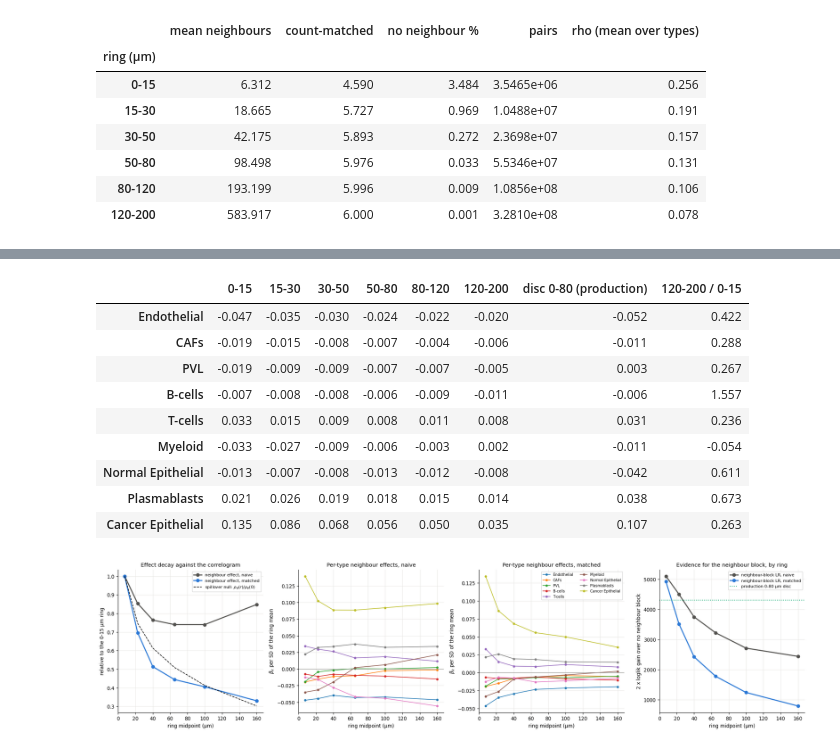
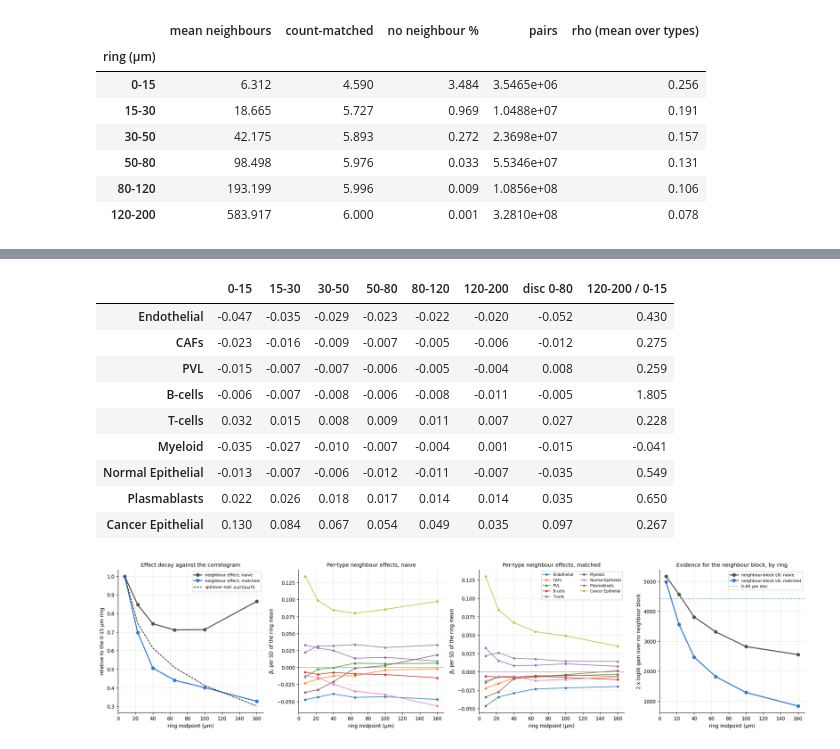
Before and after one commit to lachy01/Spatio-Temporal-Tissue-Dynamics, a Jupyter notebook: notebooks/nb_baseline.ipynb, the cells around one changed output, grey strips where cells are left out. Cells and saved outputs as stored; diff of their text form; code cells hidden in the pictures.

```diff
--- a/notebooks/nb_baseline.ipynb
+++ b/notebooks/nb_baseline.ipynb
@@ -87,17 +92,10 @@ OUT = Path("outputs/nb_baseline"); OUT.mkdir(parents=True, exist_ok=True)
 def savefig(fig, name):
     fig.savefig(OUT / f"{name}.png", dpi=150, bbox_inches="tight")
 
-cfg = load_config()
-# Pinned: every fit here ran under the weight-model penalty in force until
-# 2026-10-07 -- unwhitened state blocks, the nuclear-norm form, lambda = 10 --
-# and with the 80 um disc as the baseline's neighbour block.
-# Pinning keeps the design and the cached fits matched. Rerun under the new
-# penalty (whitened, ridge on B) once lambda has been chosen.
-cfg["state"].update(whiten=False, neighbourhood="disc")
-cfg["model"].update(scale_weight_splines=False, b_penalty="nuclear", weight_ridge=10)
+cfg = load_config()                   # the production weight model, as configured
 df, basis, spec, D = nbb.load_design(cfg)
 PEN = dict(weight_ridge=spec.weight_ridge, n_reference=spec.n_reference, ridge_tau=spec.ridge_tau,
-           b_penalty=spec.b_penalty)
+           b_penalty=spec.b_penalty, rank=spec.rank)
 y = D["y"]; n = len(y)
 TYPES = list(basis.own_names)
 ctype = df["archetype"].astype(str).to_numpy()
@@ -109,7 +107,9 @@ print(f"{n:,} cells | mean count {y.mean():.3f} | var/mean {y.var() / y.mean():.
       f"zeros {100 * np.mean(y == 0):.1f}%")
 print(f"design: own {D['own'].shape[1]} coords (from {len(TYPES)} types), nbr {D['nbr'].shape[1]}, "
       f"area spline {D['area'].shape[1]}, density spline {D['hbasis'].shape[1]}, rank {spec.rank}")
-print(f"penalty: weight_ridge {spec.weight_ridge:g} x n / {spec.n_reference:,}, ridge_tau {spec.ridge_tau:g}")
+print(f"weight model: {cfg['state']['neighbourhood']} neighbourhood, whitened {cfg['state']['whiten']}, "
+      f"{spec.b_penalty} penalty on B, weight_ridge {spec.weight_ridge:g} x n / {spec.n_reference:,}, "
+      f"balance tau {spec.ridge_tau:g}")
 print(f"{T_all['keep'].sum():,} tiles of 100 um with >= 5 cells, for residual Moran's I")
 pd.Series(ctype).value_counts().rename("cells (standardised argmax)").to_frame().T
 # %% [output]
@@ -884,11 +899,16 @@ pool = cells.loc[cells["typed"]].reset_index(drop=True)
 pxy = pool[["x", "y"]].to_numpy(float)
 P = pool[[f"phi_{t}" for t in TYPES]].to_numpy(float)
 focal = pd.Series(np.arange(len(pool)), index=pool["cell_id"]).reindex(df["cell_id"]).to_numpy()
-Pc = P - P.mean(0); Pq = Pc @ basis.Q_nbr
+# one projection for every ring: sum-to-zero, then the whitening of the 80 um disc mean
+disc_all = df[[f"nbr_phi_{j:02d}" for j in range(len(TYPES))]].to_numpy(float)
+_, Q_RING = nbb.project_block(disc_all, basis)
+ring_proj = lambda Pb: (Pb - Pb.mean(0)) @ Q_RING
+Pc = P - P.mean(0); Pq = Pc @ Q_RING
 Zrho = np.column_stack([Pc / Pc.std(0), Pq / Pq.std(0)])      # 9 type scores, then 8 projected coords
 cnt0 = nbb.ring_counts(pxy, focal, nbb.RINGS[0][1])
 K_MATCH = int(round(cnt0.mean()))
-ann = nbb.cached("annulus_rings", lambda: nbb.ring_means(pxy, P, focal, Zrho, max_neighbors=K_MATCH))
+ann = nbb.cached("annulus_rings_whitened", lambda: nbb.ring_means(pxy, P, focal, Zrho,
+                                                                  max_neighbors=K_MATCH))
 A = np.flatnonzero((ann["count"] > 0).all(0))
 ring_lab = [f"{a:.0f}-{b:.0f}" for a, b in nbb.RINGS]
 ring_tab = pd.DataFrame({"ring (µm)": ring_lab,
@@ -916,18 +936,19 @@ ring_bar = {}
 for r, lab in enumerate(ring_lab):
     for kind, S, Cn in (("naive", ann["sum"], ann["count"]), ("matched", ann["sum_matched"], ann["count_matched"])):
         ring_bar[(kind, lab)] = S[r][A] / Cn[r][A][:, None]
-DA = nbb.subset(D, A)
-ann_fit = {"none": nbb.cached("ann_nonbr", lambda: nbb.fit(nbb.subset(D, A, nbr=np.zeros_like(DA["nbr"])),
+prod_bar = disc_all[A]                    # the 80 um disc mean, the annulus set's reference
+DA = nbb.subset(D, A)                     # the production design (contact/regional split) on that set
+ann_fit = {"none": nbb.cached("ann_nonbr", lambda: nbb.fit(nbb.subset(D, A, nbr=np.zeros((len(A), 8))),
                                                            init=base_fit["params"], say=print, **BASE, **PEN)),
-           "disc 0-80": nbb.cached("ann_disc80", lambda: nbb.fit(DA, init=base_fit["params"], say=print, **BASE, **PEN))}
+           "disc 0-80": nbb.cached("ann_disc80", lambda: nbb.fit(nbb.subset(D, A, nbr=ring_proj(prod_bar)),
+                                                                 init=base_fit["params"], say=print, **BASE, **PEN))}
 for (kind, lab), Pb in ring_bar.items():
     ann_fit[(kind, lab)] = nbb.cached(f"ann_{kind}_{lab}", lambda Pb=Pb: nbb.fit(
-        nbb.subset(D, A, nbr=nbb.project_nbr(Pb, basis)), init=base_fit["params"], say=print, **BASE, **PEN))
+        nbb.subset(D, A, nbr=ring_proj(Pb)), init=base_fit["params"], say=print, **BASE, **PEN))
 # %%
-prod_bar = df[[f"nbr_phi_{j:02d}" for j in range(len(TYPES))]].to_numpy()[A]
 def ring_effects(f, Pb):
-    proj = nbb.project_nbr(Pb, basis); sdp = proj.std(0); sdt = Pb.std(0)
-    vt, Ct = nbb.estimate(f, "c", basis.Q_nbr)
+    proj = ring_proj(Pb); sdp = proj.std(0); sdt = Pb.std(0)
+    vt, Ct = nbb.estimate(f, "c", Q_RING)
     vp, Cp = nbb.estimate(f, "c")
     U, V = f["params"]["U"], f["params"]["V"]
     sig = np.linalg.svd(U @ V.T * sdp[None, :], compute_uv=False)
@@ -949,7 +970,7 @@ for kind in ("naive", "matched"):
                               "dim": f"q{d + 1}", "c": e["cproj"][d], "se": e["cproj_se"][d],
                               "rho_pair": ann["rho"][r, len(TYPES) + d]})
 ed = ring_effects(ann_fit["disc 0-80"], prod_bar)
-summ.append({"version": "production", "ring": "disc 0-80", "mean |beta|": np.abs(ed["beta"]).mean(),
+summ.append({"version": "reference", "ring": "disc 0-80", "mean |beta|": np.abs(ed["beta"]).mean(),
              "||beta||": np.linalg.norm(ed["beta"]), "sigma1(B) per SD": ed["sigma1_B"],
              "neighbour-block LR": 2 * (ann_fit["disc 0-80"]["loglik"] - ll0), "rho": np.nan,
              "converged": ann_fit["disc 0-80"]["info"]["converged"]})
@@ -986,49 +1007,49 @@ spillover null c_d(r) = k_d rho_d(r), matched: chi2 = 256 on 40 df
 # %%
-# Per-type neighbour effects (per SD of the ring mean), count-matched rings, beside the production disc
+# Per-type neighbour effects (per SD of the ring mean), count-matched rings, beside the 80 um disc
 bt = pd.DataFrame({lab: per_type[("matched", lab)] for lab in ring_lab})
-bt["disc 0-80 (production)"] = pd.Series(ed["beta"], index=TYPES)
+bt["disc 0-80"] = pd.Series(ed["beta"], index=TYPES)
 bt["120-200 / 0-15"] = bt["120-200"] / bt["0-15"]
 bt.round(3)
 # %% [output]
-|  | 0-15 | 15-30 | 30-50 | 50-80 | 80-120 | 120-200 | disc 0-80 (production) | 120-200 / 0-15 |
-| Endothelial | -0.047 | -0.035 | -0.030 | -0.024 | -0.022 | -0.020 | -0.052 | 0.422 |
-| CAFs | -0.019 | -0.015 | -0.008 | -0.007 | -0.004 | -0.006 | -0.011 | 0.288 |
-| PVL | -0.019 | -0.009 | -0.009 | -0.007 | -0.007 | -0.005 | 0.003 | 0.267 |
-| B-cells | -0.007 | -0.008 | -0.008 | -0.006 | -0.009 | -0.011 | -0.006 | 1.557 |
-| T-cells | 0.033 | 0.015 | 0.009 | 0.008 | 0.011 | 0.008 | 0.031 | 0.236 |
-| Myeloid | -0.033 | -0.027 | -0.009 | -0.006 | -0.003 | 0.002 | -0.011 | -0.054 |
-| Normal Epithelial | -0.013 | -0.007 | -0.008 | -0.013 | -0.012 | -0.008 | -0.042 | 0.611 |
-| Plasmablasts | 0.021 | 0.026 | 0.019 | 0.018 | 0.015 | 0.014 | 0.038 | 0.673 |
-| Cancer Epithelial | 0.135 | 0.086 | 0.068 | 0.056 | 0.050 | 0.035 | 0.107 | 0.263 |
+|  | 0-15 | 15-30 | 30-50 | 50-80 | 80-120 | 120-200 | disc 0-80 | 120-200 / 0-15 |
+| Endothelial | -0.047 | -0.035 | -0.029 | -0.023 | -0.022 | -0.020 | -0.052 | 0.430 |
+| CAFs | -0.023 | -0.016 | -0.009 | -0.007 | -0.005 | -0.006 | -0.012 | 0.275 |
+| PVL | -0.015 | -0.007 | -0.007 | -0.006 | -0.005 | -0.004 | 0.008 | 0.259 |
+| B-cells | -0.006 | -0.007 | -0.008 | -0.006 | -0.008 | -0.011 | -0.005 | 1.805 |
+| T-cells | 0.032 | 0.015 | 0.008 | 0.009 | 0.011 | 0.007 | 0.027 | 0.228 |
+| Myeloid | -0.035 | -0.027 | -0.010 | -0.007 | -0.004 | 0.001 | -0.015 | -0.041 |
+| Normal Epithelial | -0.013 | -0.007 | -0.006 | -0.012 | -0.011 | -0.007 | -0.035 | 0.549 |
+| Plasmablasts | 0.022 | 0.026 | 0.018 | 0.017 | 0.014 | 0.014 | 0.035 | 0.650 |
+| Cancer Epithelial | 0.130 | 0.084 | 0.067 | 0.054 | 0.049 | 0.035 | 0.097 | 0.267 |
 # %%
 fig, axes = plt.subplots(1, 4, figsize=(19.5, 4.8))
 mid = np.array([(a + b) / 2 for a, b in nbb.RINGS])
 ax = axes[0]
 for kind, c in (("naive", COL["base"]), ("matched", COL["real"])):
     t = ann_tab[ann_tab["version"] == kind]
     ax.plot(mid, t["beta(r)/beta(0)"], "o-", color=c, lw=2, label=f"neighbour effect, {kind}")
 ax.plot(mid, ann_tab[ann_tab["version"] == "matched"]["rho(r)/rho(0)"], "k--", lw=1.2,
         label=r"spillover null: $\rho_\phi(r)/\rho_\phi(0)$")
 ax.set_xlabel("ring midpoint (µm)"); ax.set_ylabel("relative to the 0-15 µm ring"); ax.legend(fontsize=8)
 ax.set_title("Effect decay against the correlogram")
 for ax, kind in ((axes[1], "naive"), (axes[2], "matched")):
     M = pd.DataFrame({lab: per_type[(kind, lab)] for lab in ring_lab})
     for t in TYPES:
         ax.plot(mid, M.loc[t], "o-", ms=3.5, lw=1.2, label=t)
     ax.axhline(0, color=MUTED, lw=0.8); ax.set_xlabel("ring midpoint (µm)")
     ax.set_ylabel(r"$\beta_k$ per SD of the ring mean"); ax.set_title(f"Per-type neighbour effects, {kind}")
 axes[2].legend(fontsize=7, ncol=2)
 ax = axes[3]
 for kind, c in (("naive", COL["base"]), ("matched", COL["real"])):
     t = ann_tab[ann_tab["version"] == kind]
     ax.plot(mid, t["neighbour-block LR"], "o-", color=c, lw=2, label=f"neighbour-block LR, {kind}")
-ax.axhline(ann_tab.loc[ann_tab["version"] == "production", "neighbour-block LR"].iloc[0], color=COL["alt"],
-           ls=":", lw=1.5, label="production 0-80 µm disc")
+ax.axhline(ann_tab.loc[ann_tab["version"] == "reference", "neighbour-block LR"].iloc[0], color=COL["alt"],
+           ls=":", lw=1.5, label="0-80 µm disc")
 ax.set_xlabel("ring midpoint (µm)"); ax.set_ylabel("2 x loglik gain over no neighbour block")
 ax.set_title("Evidence for the neighbour block, by ring"); ax.legend(fontsize=8)
 fig.tight_layout(); savefig(fig, "annulus")
 # %% [output]
-[figure, old version]
+[figure, new version]
 # %% [markdown]
 ### Reading §4
 
```
Also changed, not shown: parts of 25 cells of this notebook, 12 other files.
